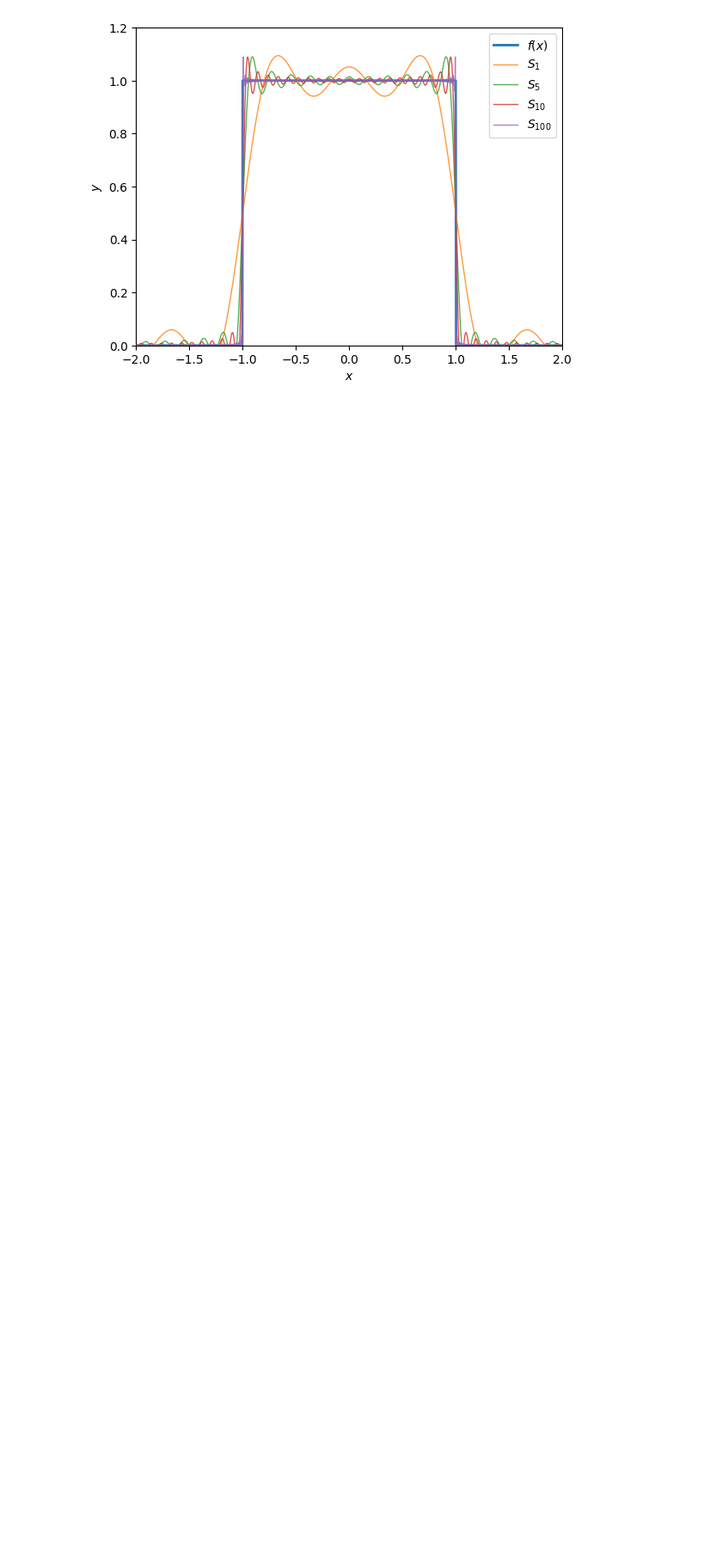
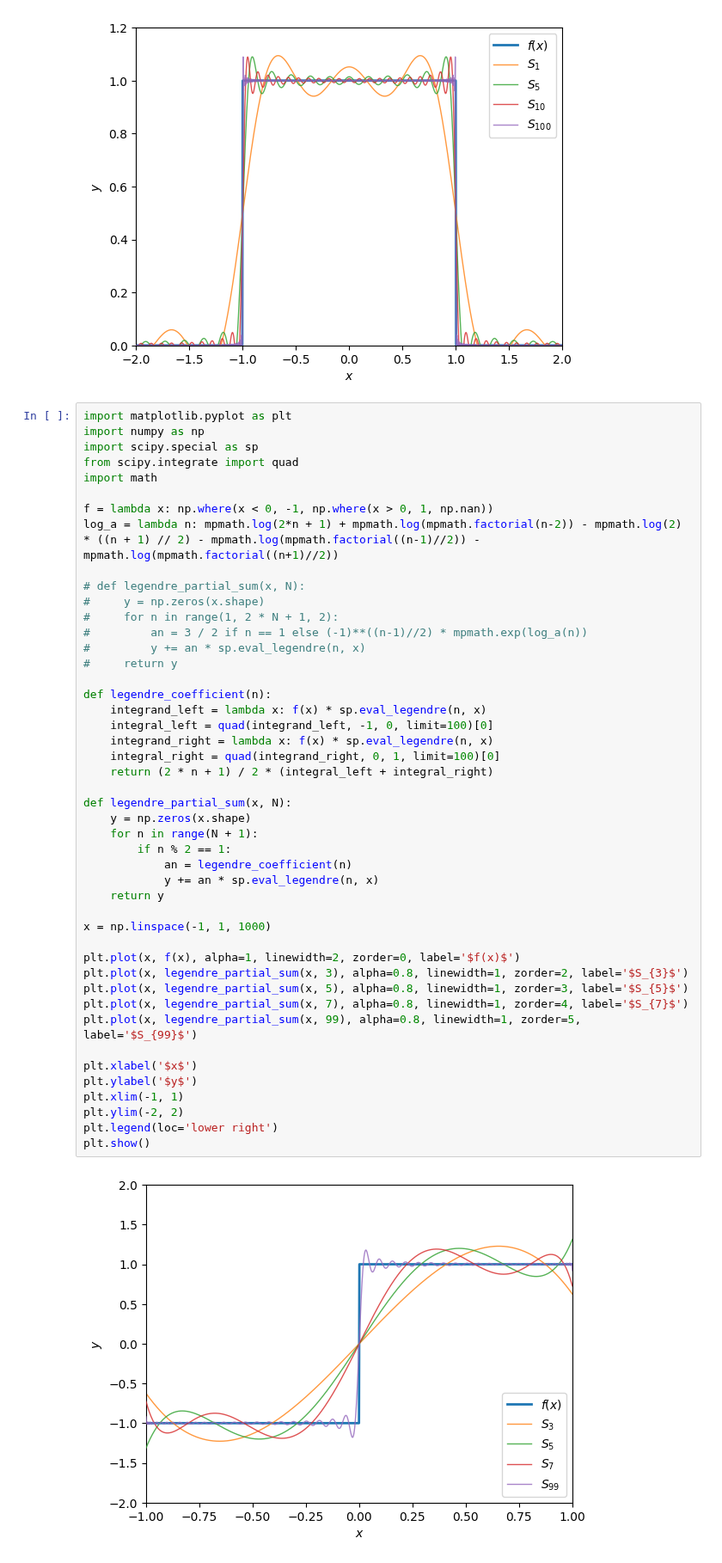
Before and after one commit to rkingery/notebooks, a Jupyter notebook: personal-finance.ipynb, the cells around one changed output. Shown at 86% size. Saved outputs shown, nothing was run; the diff lists cells and outputs as text; blank space fills up the shorter version.

```diff
--- a/personal-finance.ipynb
+++ b/personal-finance.ipynb
@@ -379,3 +379,51 @@ plt.legend(loc='upper right')
 plt.show()
 # %% [output]
 [figure]
+# %%
+import matplotlib.pyplot as plt
+import numpy as np
+import scipy.special as sp
+from scipy.integrate import quad
+import math
+
+f = lambda x: np.where(x < 0, -1, np.where(x > 0, 1, np.nan))
+log_a = lambda n: mpmath.log(2*n + 1) + mpmath.log(mpmath.factorial(n-2)) - mpmath.log(2) * ((n + 1) // 2) - mpmath.log(mpmath.factorial((n-1)//2)) - mpmath.log(mpmath.factorial((n+1)//2))
+
+# def legendre_partial_sum(x, N):
+#     y = np.zeros(x.shape)
+#     for n in range(1, 2 * N + 1, 2):
+#         an = 3 / 2 if n == 1 else (-1)**((n-1)//2) * mpmath.exp(log_a(n))
+#         y += an * sp.eval_legendre(n, x)
+#     return y
+
+def legendre_coefficient(n):
+    integrand_left = lambda x: f(x) * sp.eval_legendre(n, x)
+    integral_left = quad(integrand_left, -1, 0, limit=100)[0]
+    integrand_right = lambda x: f(x) * sp.eval_legendre(n, x)
+    integral_right = quad(integrand_right, 0, 1, limit=100)[0]
+    return (2 * n + 1) / 2 * (integral_left + integral_right)
+
+def legendre_partial_sum(x, N):
+    y = np.zeros(x.shape)
+    for n in range(N + 1):
+        if n % 2 == 1:
+            an = legendre_coefficient(n)
+            y += an * sp.eval_legendre(n, x)
+    return y
+
+x = np.linspace(-1, 1, 1000)
+
+plt.plot(x, f(x), alpha=1, linewidth=2, zorder=0, label='$f(x)$')
+plt.plot(x, legendre_partial_sum(x, 3), alpha=0.8, linewidth=1, zorder=2, label='$S_{3}$')
+plt.plot(x, legendre_partial_sum(x, 5), alpha=0.8, linewidth=1, zorder=3, label='$S_{5}$')
+plt.plot(x, legendre_partial_sum(x, 7), alpha=0.8, linewidth=1, zorder=4, label='$S_{7}$')
+plt.plot(x, legendre_partial_sum(x, 99), alpha=0.8, linewidth=1, zorder=5, label='$S_{99}$')
+
+plt.xlabel('$x$')
+plt.ylabel('$y$')
+plt.xlim(-1, 1)
+plt.ylim(-2, 2)
+plt.legend(loc='lower right')
+plt.show()
+# %% [output]
+[figure, added]
```
